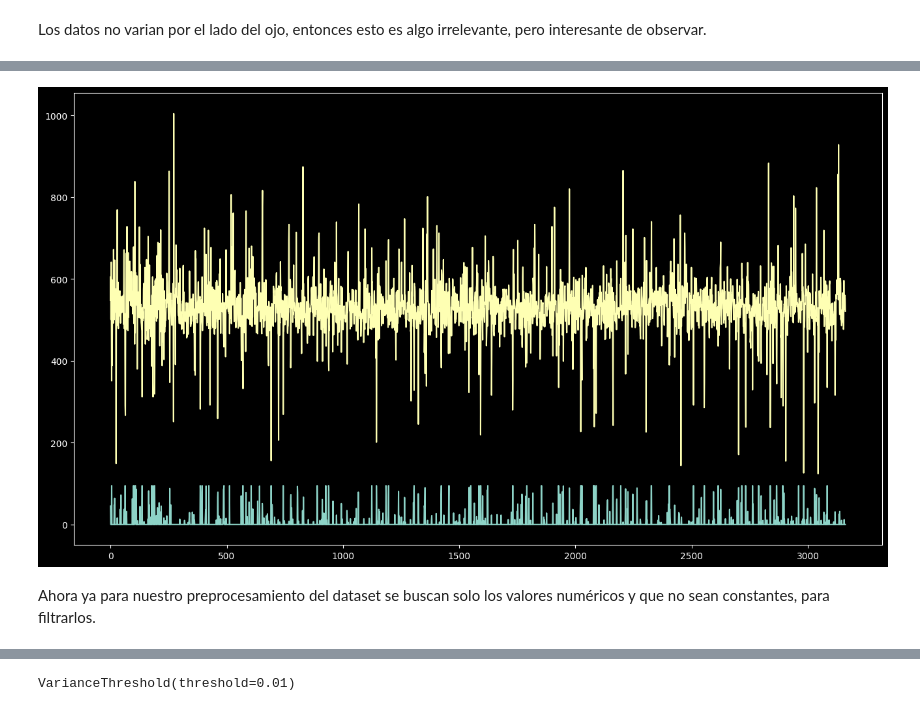
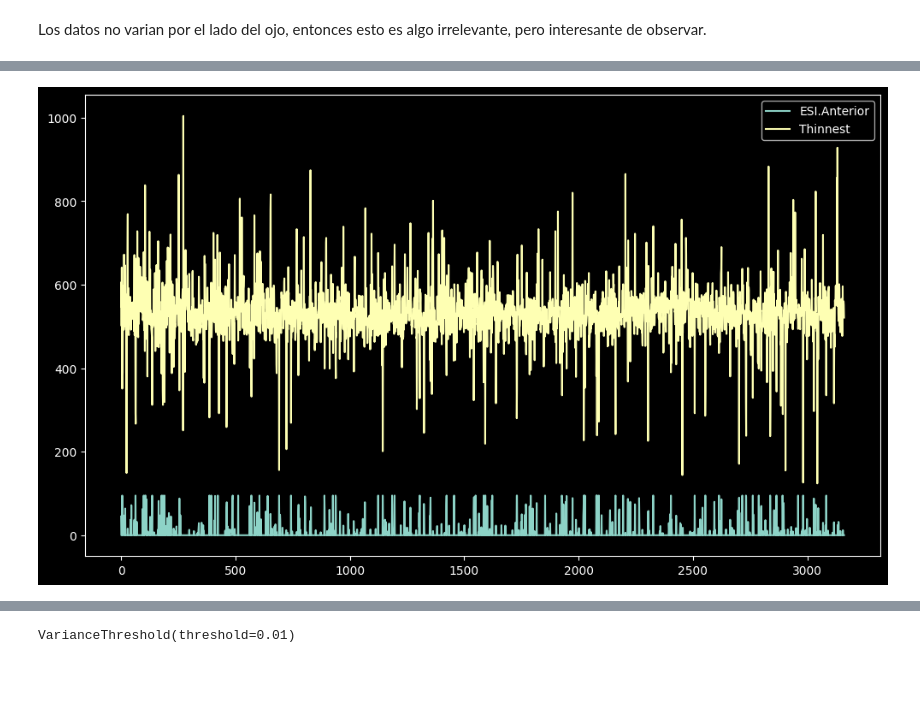
Before and after one commit to zamef/ProyectoTSBM, a Jupyter notebook: ProyectoDeteccionQueratocono.ipynb, the cells around one changed output, grey strips where cells are left out. Drawn from its saved outputs; the diff is of its cells as text; code cells hidden in the pictures; blank space fills up the shorter version.

```diff
--- a/ProyectoDeteccionQueratocono.ipynb
+++ b/ProyectoDeteccionQueratocono.ipynb
@@ -336,9 +338,8 @@ plt.show()
 # %%
-plt.figure(figsize=(16, 9))
-plt.plot(data['ESI.Anterior.'])
-plt.plot(data['Thinnest'])
+plt.figure(figsize=(12, 7))
+plt.plot(data['ESI.Anterior.'], label='ESI.Anterior')
+plt.plot(data['Thinnest'], label='Thinnest')
+plt.legend()
 plt.show()
 # %% [output]
-[figure, old version]
+[figure, new version]
-# %% [markdown]
-Ahora ya para nuestro preprocesamiento del dataset se buscan solo los valores numéricos y que no sean constantes, para filtrarlos.
```
Also changed, not shown: parts of 29 cells of this notebook.
